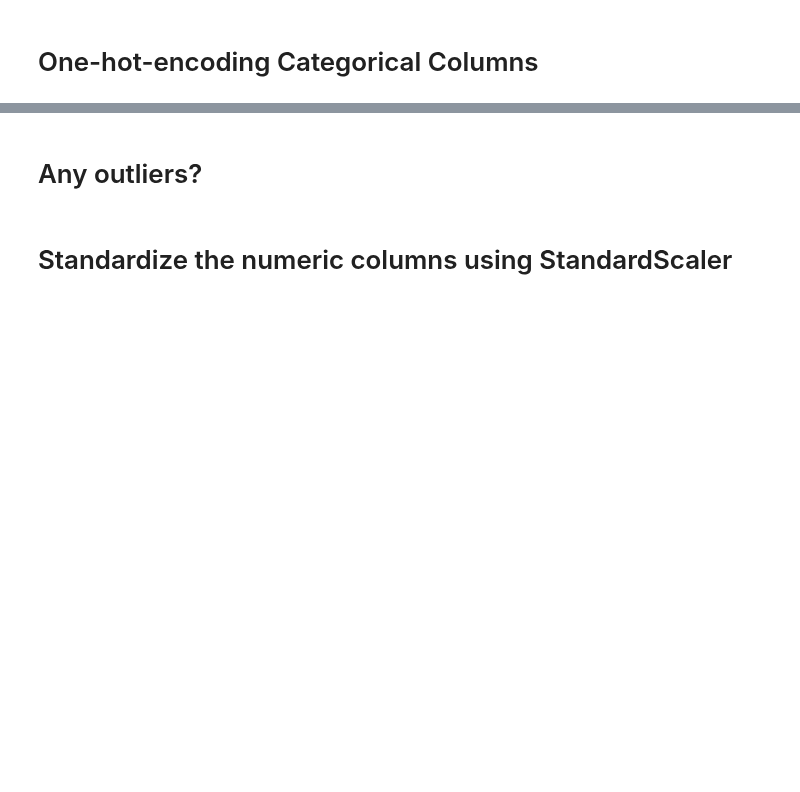
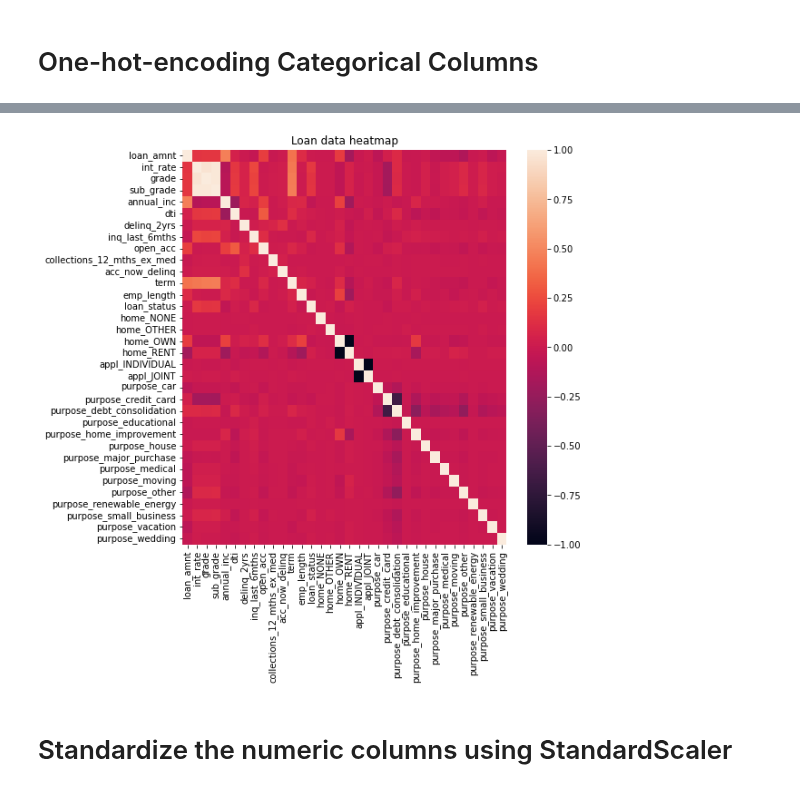
Before and after one commit to meskeremg/MeskiSBWork, a Jupyter notebook: Capstone2_Preprocessing and Training Data Development-Meskerem Goshime.ipynb, the cells around one changed output, grey strips where cells are left out. Cells and saved outputs as stored; diff of their text form; code cells hidden in the pictures; blank space fills up the shorter version.

```diff
--- a/Capstone2_Preprocessing and Training Data Development-Meskerem Goshime.ipynb
+++ b/Capstone2_Preprocessing and Training Data Development-Meskerem Goshime.ipynb
@@ -168,0 +166,7 @@ y = df[['loan_status']]
+# %%
+plt.figure(figsize=(8,8))
+heat_map = sns.heatmap(df.corr())
+plt.title( "Loan data heatmap" )
+plt.show()
+# %% [output]
+[figure, added]
@@ -170,7 +181,5 @@ y = df[['loan_status']]
 from sklearn.model_selection import train_test_split
 X_train, X_test, y_train, y_test = train_test_split(X, y, test_size = 0.2, random_state=42)
-# %% [markdown]
-# Any outliers?
 # %% [markdown]
 # Standardize the numeric columns using StandardScaler
 # %%
```
Also changed, not shown: parts of 18 cells of this notebook.
